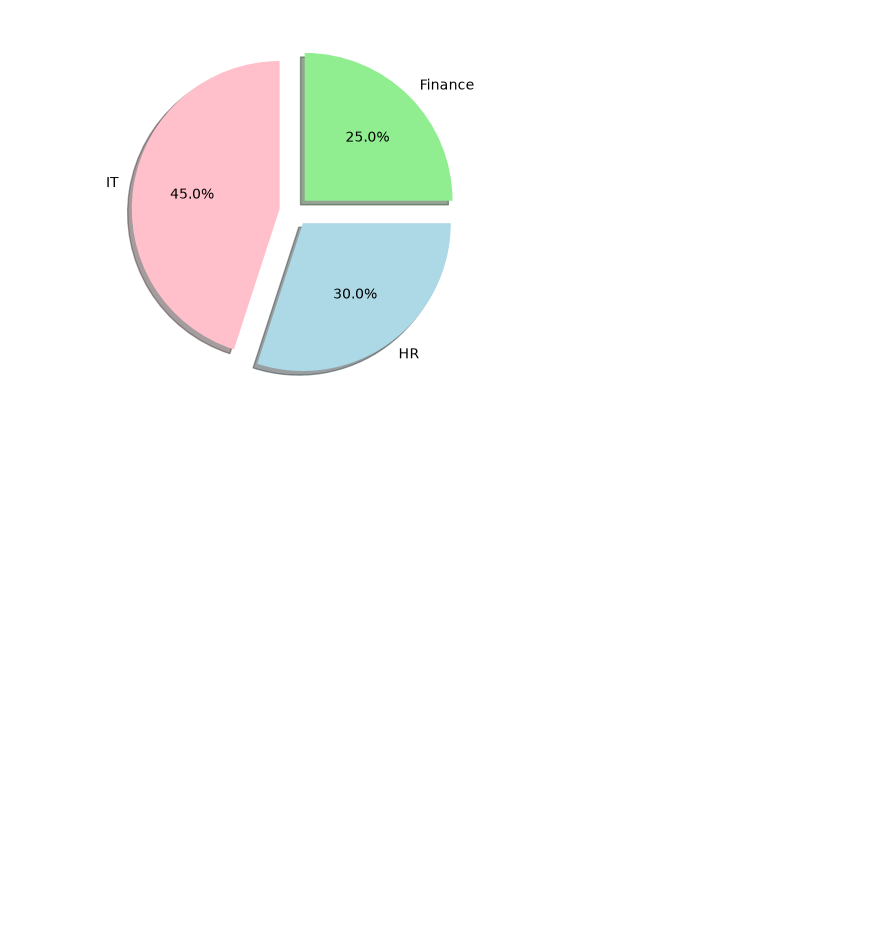
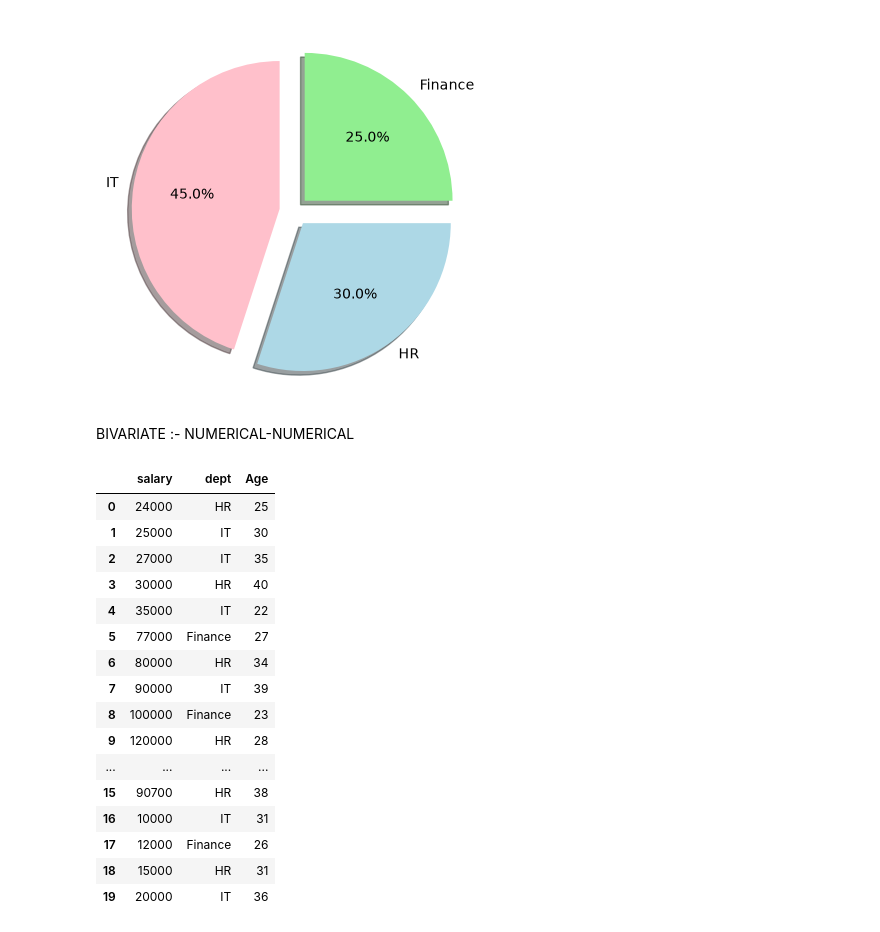
Before and after one commit to khushbu9119/Matplotlib, a Jupyter notebook: learning.ipynb, the cells around one changed output. Saved outputs shown, nothing was run; the diff lists cells and outputs as text; code cells hidden in the pictures; blank space fills up the shorter version.

```diff
--- a/learning.ipynb
+++ b/learning.ipynb
@@ -98,3 +98,26 @@ plt.pie(counts,labels=counts.index,colors=['pink','lightblue','lightgreen'],auto
 plt.show()
 # %% [output]
 [figure]
+# %% [markdown]
+BIVARIATE :- NUMERICAL-NUMERICAL
+# %%
+df['Age']=[25,30,35,40,22,27,34,39,23,28,33,38,43,48,53,38,31,26,31,36]
+df
+# %% [output]
+|  | salary | dept | Age |
+| 0 | 24000 | HR | 25 |
+| 1 | 25000 | IT | 30 |
+| 2 | 27000 | IT | 35 |
+| 3 | 30000 | HR | 40 |
+| 4 | 35000 | IT | 22 |
+| 5 | 77000 | Finance | 27 |
+| 6 | 80000 | HR | 34 |
+| 7 | 90000 | IT | 39 |
+| 8 | 100000 | Finance | 23 |
+| 9 | 120000 | HR | 28 |
+| ... | ... | ... | ... |
+| 15 | 90700 | HR | 38 |
+| 16 | 10000 | IT | 31 |
+| 17 | 12000 | Finance | 26 |
+| 18 | 15000 | HR | 31 |
+| 19 | 20000 | IT | 36 |
```
Also changed, not shown: parts of 1 cell of this notebook.
